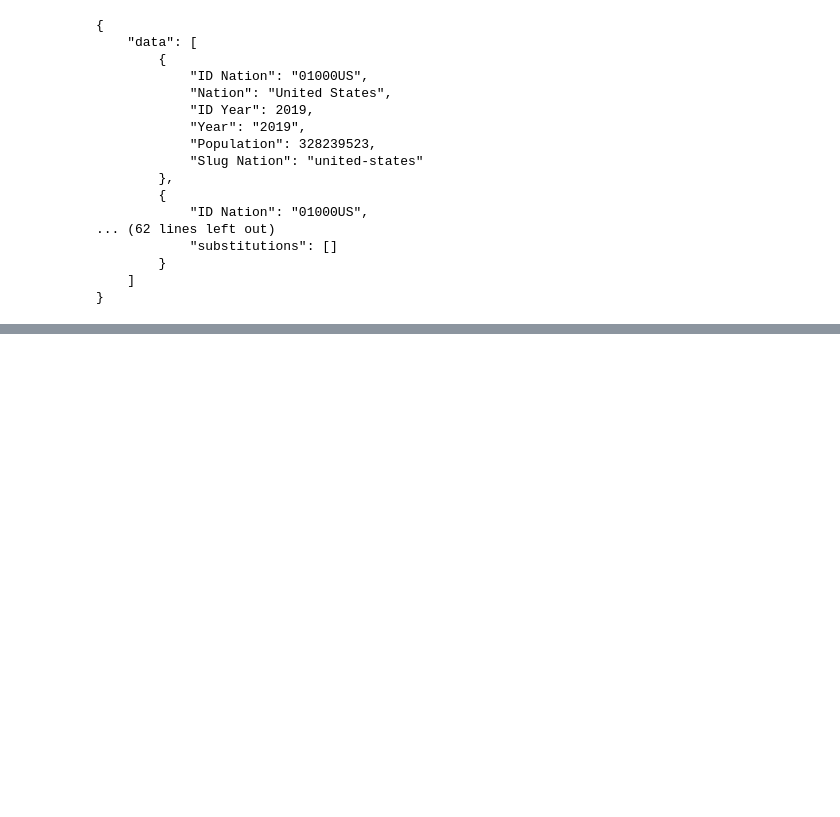
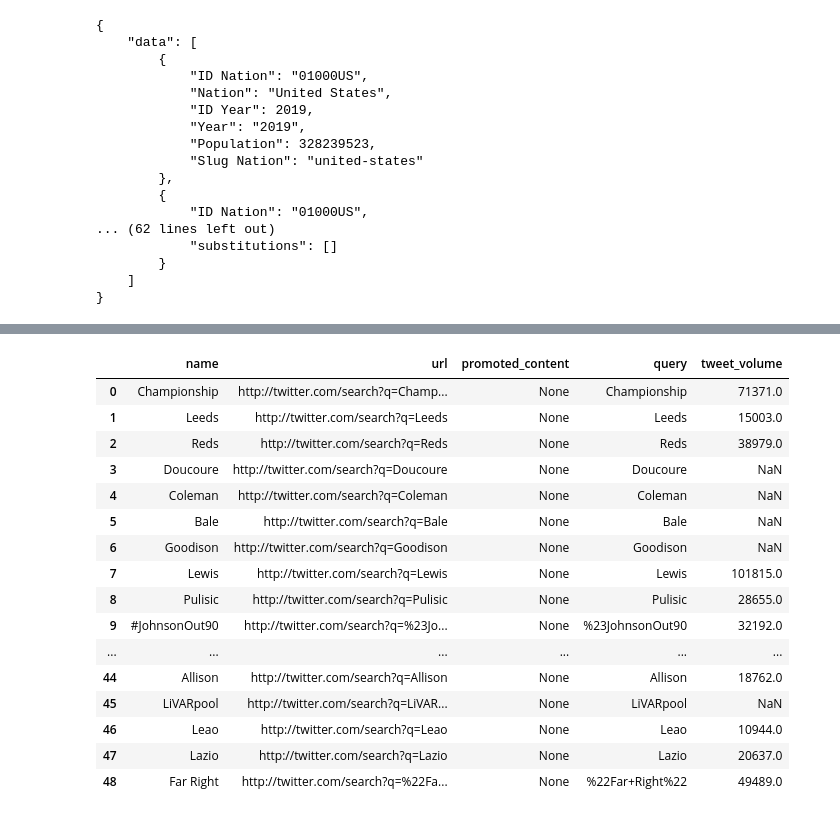
Before and after one commit to Moha-Barik/API_requests, a Jupyter notebook: bitcoin_API_scraping.ipynb, the cells around one changed output, grey strips where cells are left out. Saved outputs shown, nothing was run; the diff lists cells and outputs as text; code cells hidden in the pictures; blank space fills up the shorter version.

```diff
--- a/bitcoin_API_scraping.ipynb
+++ b/bitcoin_API_scraping.ipynb
@@ -144,0 +308,8 @@ coindesk.to_csv('bitcoin_csv.csv', index=False)
+# %%
+# identify trends for london
+
+london_trends_twt = twitter_api.trends.place(_id = 44418)
+
+print(len(london_trends_twt))
+
+london_trends_twt
@@ -144,0 +335,23 @@ coindesk.to_csv('bitcoin_csv.csv', index=False)
+# %%
+# save as df
+london_trends_df = pd.DataFrame(london_trends_twt[0]['trends'])
+
+london_trends_df
+# %% [output]
+|  | name | url | promoted_content | query | tweet_volume |
+| 0 | Championship | http://twitter.com/search?q=Champ... | None | Championship | 71371.0 |
+| 1 | Leeds | http://twitter.com/search?q=Leeds | None | Leeds | 15003.0 |
+| 2 | Reds | http://twitter.com/search?q=Reds | None | Reds | 38979.0 |
+| 3 | Doucoure | http://twitter.com/search?q=Doucoure | None | Doucoure | NaN |
+| 4 | Coleman | http://twitter.com/search?q=Coleman | None | Coleman | NaN |
+| 5 | Bale | http://twitter.com/search?q=Bale | None | Bale | NaN |
+| 6 | Goodison | http://twitter.com/search?q=Goodison | None | Goodison | NaN |
+| 7 | Lewis | http://twitter.com/search?q=Lewis | None | Lewis | 101815.0 |
+| 8 | Pulisic | http://twitter.com/search?q=Pulisic | None | Pulisic | 28655.0 |
+| 9 | #JohnsonOut90 | http://twitter.com/search?q=%23Jo... | None | %23JohnsonOut90 | 32192.0 |
+| ... | ... | ... | ... | ... | ... |
+| 44 | Allison | http://twitter.com/search?q=Allison | None | Allison | 18762.0 |
+| 45 | LiVARpool | http://twitter.com/search?q=LiVAR... | None | LiVARpool | NaN |
+| 46 | Leao | http://twitter.com/search?q=Leao | None | Leao | 10944.0 |
+| 47 | Lazio | http://twitter.com/search?q=Lazio | None | Lazio | 20637.0 |
+| 48 | Far Right | http://twitter.com/search?q=%22Fa... | None | %22Far+Right%22 | 49489.0 |
```
Also changed, not shown: parts of 26 cells of this notebook.
